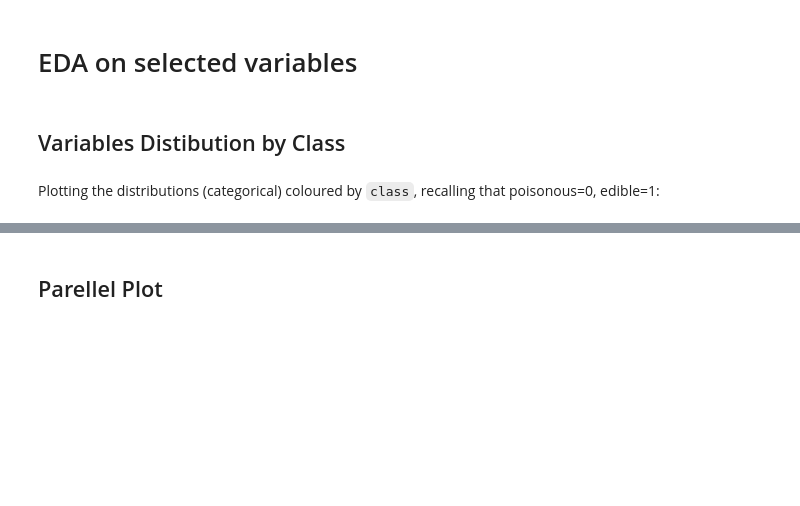
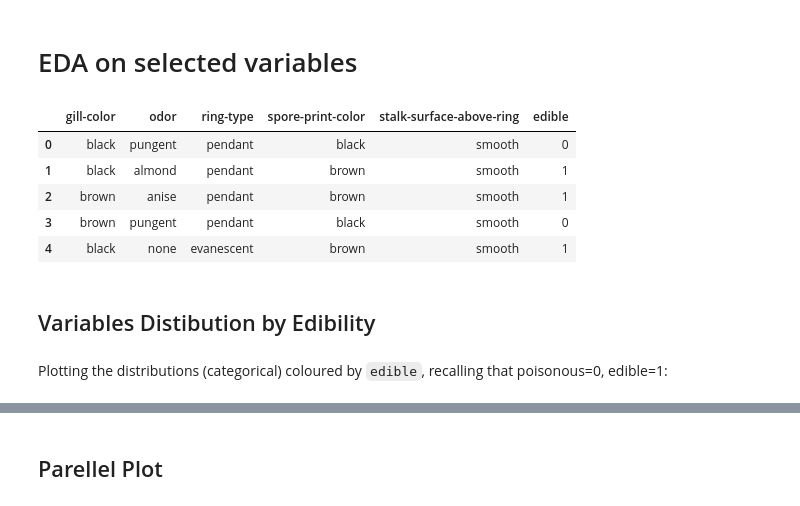
Before and after one commit to ocassidydev/creditcard-churn, a Jupyter notebook: jupyter_notebooks/02 - Mushroom Edibility Study.ipynb, the cells around one changed output, grey strips where cells are left out. Drawn from its saved outputs; the diff is of its cells as text; code cells hidden in the pictures; blank space fills up the shorter version.

```diff
--- a/jupyter_notebooks/02 - Mushroom Edibility Study.ipynb
+++ b/jupyter_notebooks/02 - Mushroom Edibility Study.ipynb
@@ -176,12 +369,19 @@ vars_to_study
 # %% [markdown]
 # EDA on selected variables
 # %%
-df_eda = df.filter(vars_to_study + ['class'])
+df_eda = df.filter(vars_to_study + ['edible'])
 df_eda.head()
+# %% [output]
+|  | gill-color | odor | ring-type | spore-print-color | stalk-surface-above-ring | edible |
+| 0 | black | pungent | pendant | black | smooth | 0 |
+| 1 | black | almond | pendant | brown | smooth | 1 |
+| 2 | brown | anise | pendant | brown | smooth | 1 |
+| 3 | brown | pungent | pendant | black | smooth | 0 |
+| 4 | black | none | evanescent | brown | smooth | 1 |
 # %% [markdown]
-## Variables Distibution by Class
+## Variables Distibution by Edibility
 # %% [markdown]
-Plotting the distributions (categorical) coloured by `class`, recalling that poisonous=0, edible=1:
+Plotting the distributions (categorical) coloured by `edible`, recalling that poisonous=0, edible=1:
 # %%
 %matplotlib inline
 import matplotlib.pyplot as plt
```
Also changed, not shown: parts of 39 cells of this notebook, 4 other files.
